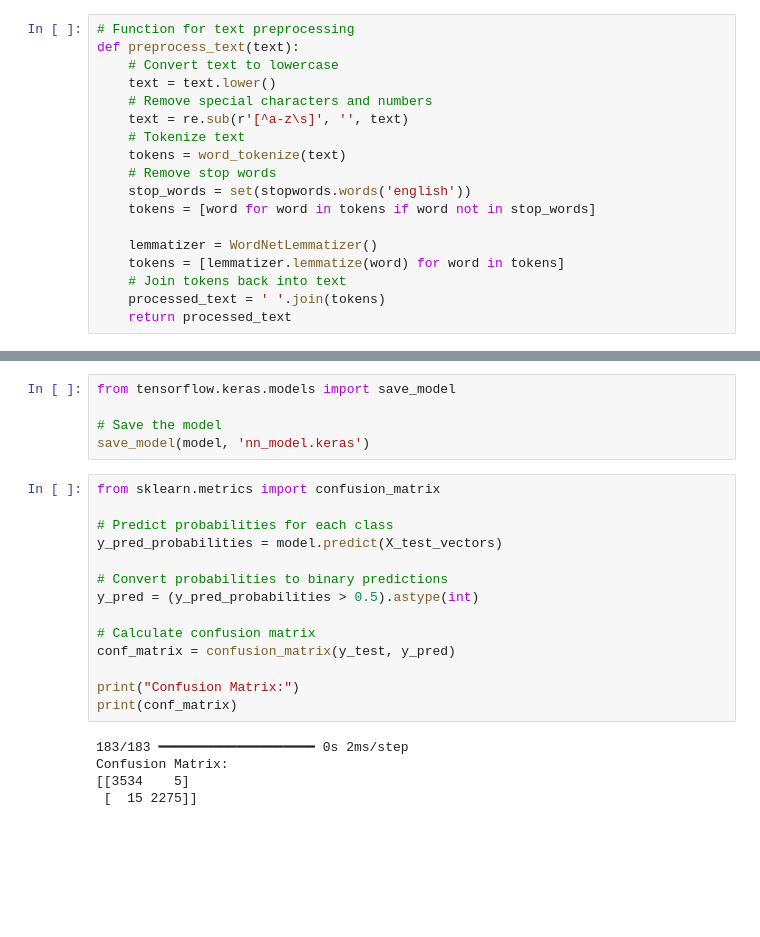
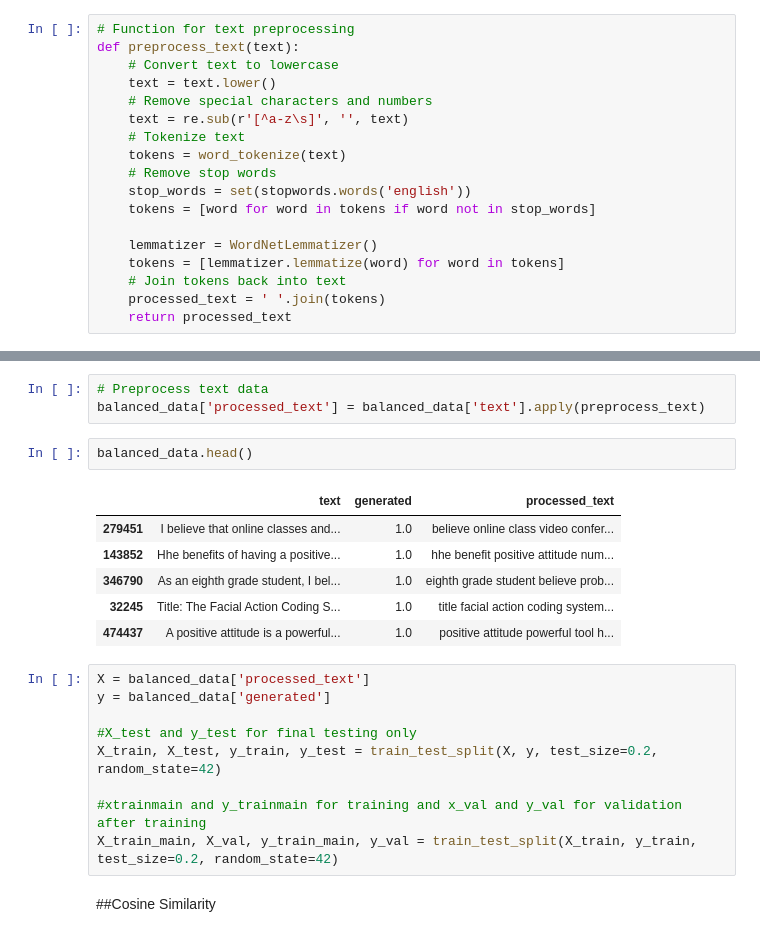
Before and after one commit to Vinay-Bajaj-1/AI-Text-Detector, a Jupyter notebook: Combat_Online_Plagiarism_with_AI.ipynb, the cells around one changed output, grey strips where cells are left out. Saved outputs shown, nothing was run; the diff lists cells and outputs as text; blank space fills up the shorter version.

```diff
--- a/Combat_Online_Plagiarism_with_AI.ipynb
+++ b/Combat_Online_Plagiarism_with_AI.ipynb
@@ -186,24 +97,23 @@ Accuracy: 0.9965688586235046
-# %%
-from tensorflow.keras.models import save_model
-
-# Save the model
-save_model(model, 'nn_model.keras')
-# %%
-from sklearn.metrics import confusion_matrix
-
-# Predict probabilities for each class
-y_pred_probabilities = model.predict(X_test_vectors)
-
-# Convert probabilities to binary predictions
-y_pred = (y_pred_probabilities > 0.5).astype(int)
-
-# Calculate confusion matrix
-conf_matrix = confusion_matrix(y_test, y_pred)
-
-print("Confusion Matrix:")
-print(conf_matrix)
-# %% [output]
-183/183 ━━━━━━━━━━━━━━━━━━━━ 0s 2ms/step
-Confusion Matrix:
-[[3534    5]
- [  15 2275]]
+# %%
+# Preprocess text data
+balanced_data['processed_text'] = balanced_data['text'].apply(preprocess_text)
+# %%
+balanced_data.head()
+# %% [output]
+|  | text | generated | processed_text |
+| 279451 | I believe that online classes and... | 1.0 | believe online class video confer... |
+| 143852 | Hhe benefits of having a positive... | 1.0 | hhe benefit positive attitude num... |
+| 346790 | As an eighth grade student, I bel... | 1.0 | eighth grade student believe prob... |
+| 32245 | Title: The Facial Action Coding S... | 1.0 | title facial action coding system... |
+| 474437 | A positive attitude is a powerful... | 1.0 | positive attitude powerful tool h... |
+# %%
+X = balanced_data['processed_text']
+y = balanced_data['generated']
+
+#X_test and y_test for final testing only
+X_train, X_test, y_train, y_test = train_test_split(X, y, test_size=0.2, random_state=42)
+
+#xtrainmain and y_trainmain for training and x_val and y_val for validation after training
+X_train_main, X_val, y_train_main, y_val = train_test_split(X_train, y_train, test_size=0.2, random_state=42)
+# %% [markdown]
+##Cosine Similarity
```
Also changed, not shown: parts of 51 cells of this notebook, 17 other files.
